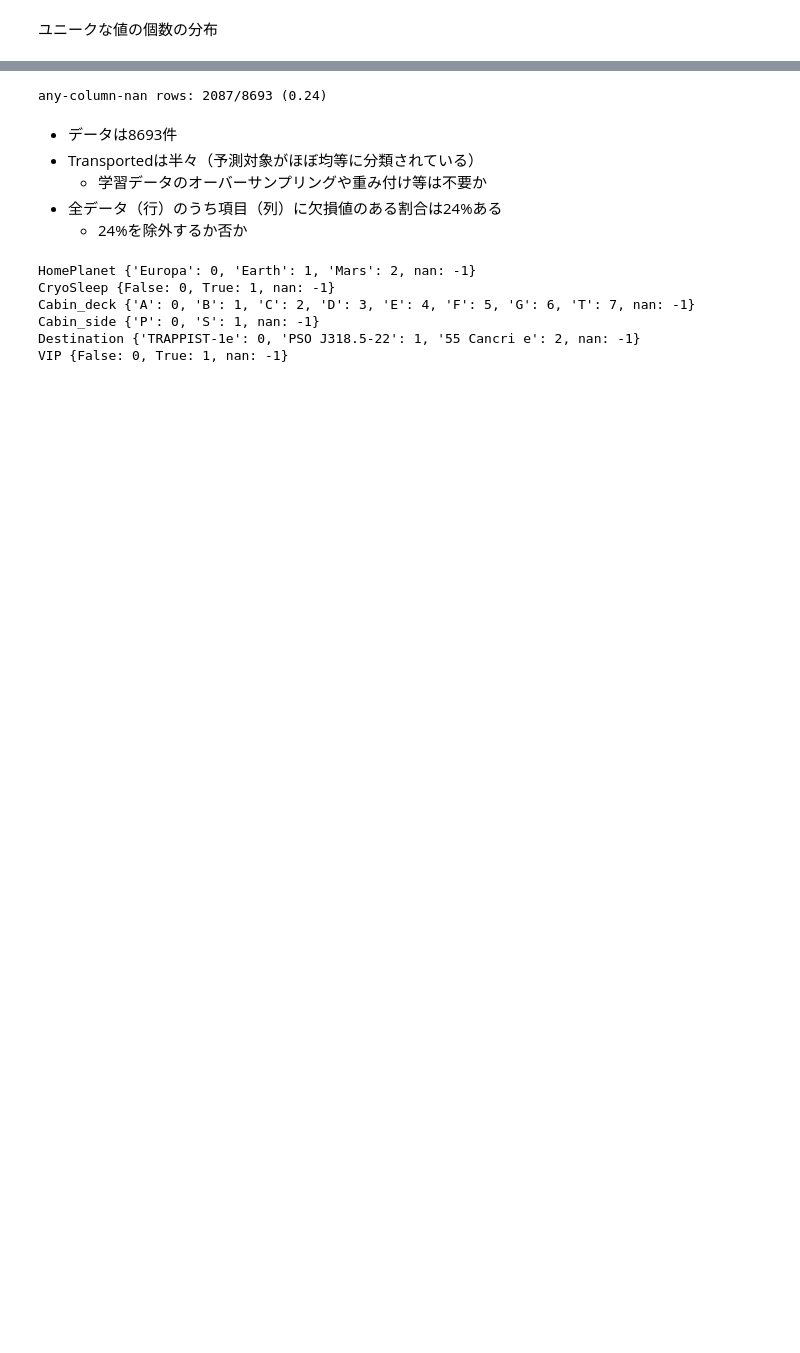
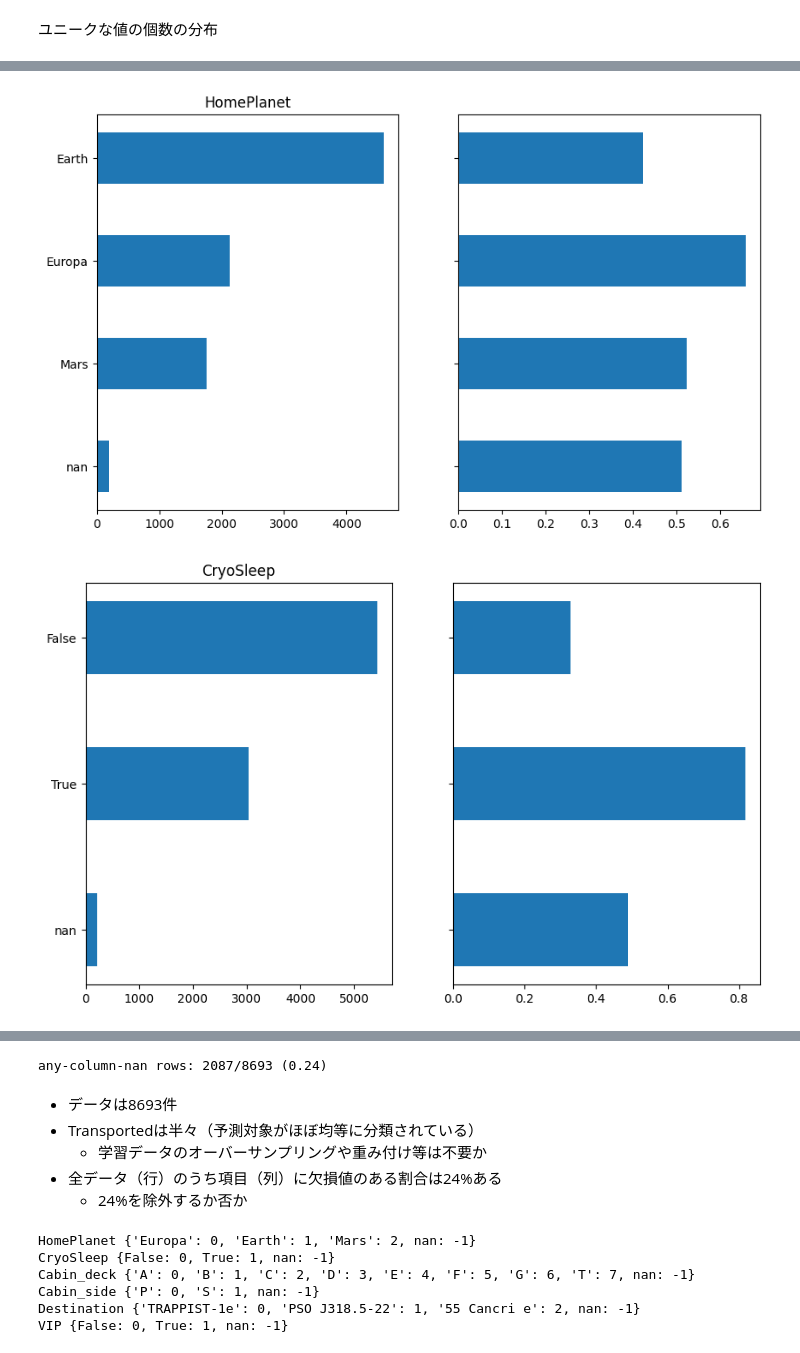
Before and after one commit to h-ueda/kaggle-spaceship-titanic, a Jupyter notebook: spaceship-titanic-prediction.ipynb, the cells around one changed output, grey strips where cells are left out. Cells and saved outputs as stored; diff of their text form; code cells hidden in the pictures; blank space fills up the shorter version.

```diff
--- a/spaceship-titanic-prediction.ipynb
+++ b/spaceship-titanic-prediction.ipynb
@@ -69,6 +67,12 @@ def __is_column_name(u):
     return type(u) == str or type(u) == bool
 
 def show_unique(d, col):
+    """
+    ユニークな値の個数とその中のTransported率を集めながら表示する。
+    Parameters:
+        d: 対象データ
+        col: 対象カラム
+    """
     du = d[col].unique()
     print('------')
     print(col)
@@ -81,15 +85,15 @@ def show_unique(d, col):
         du = du.tolist()
         for u in du:
             if __is_column_name(u):
-                _c = len(d[d[col] == u])
+                col_uniq = d[d[col] == u]
             elif np.isnan(u):
-                _c = len(d[d[col].isna()])
+                col_uniq = d[d[col].isnull()]
                 du = [x if __is_column_name(x) else 'nan' for x in du]
             else:
                 raise Exception(f'{type(u)} is unexpected type')
-            _cc.append(int(_c))
-            print(f'{u}: {_c}')
-        return (col, np.array(du), np.array(_cc))
+            _cc.append((int(col_uniq.shape[0]), float(col_uniq['Transported'].sum()) / col_uniq.shape[0]))
+            print(f'{u}: {col_uniq.shape[0]}, Transported={col_uniq["Transported"].sum()}')
+        return (col, du, _cc)
     else:
         print(f'nan: {len(d[d[col].isna()])}')
         return None
@@ -190,0 +177,18 @@ plt.show()
+# %%
+for col, label, value in uniq_of_cols:
+    count, rate = np.array(value)[:, 0].astype(int), np.array(value)[:, 1].astype(float)
+    if type(label[0]) == bool:
+        label = ['False', 'True']
+        label = label + ['nan'] if len(count) == 3 else label
+    _arr = np.array(sorted(zip(label, count, rate), reverse=True, key=lambda x: x[0]))
+    label, count, rate = _arr[:, 0], _arr[:, 1].astype(int), _arr[:, 2].astype(float)
+    _, ax = plt.subplots(1, 2, figsize=(10, 6))
+    ax[0].barh(label, count, height=.5)
+    ax[0].set_title(col)
+    ax[1].barh(label, rate, height=.5)
+    ax[1].tick_params(labelleft=False)
+
+plt.show()
+# %% [output]
+[figure, added]
+[figure, added]
```
Also changed, not shown: parts of 17 cells of this notebook, 1 other file.
